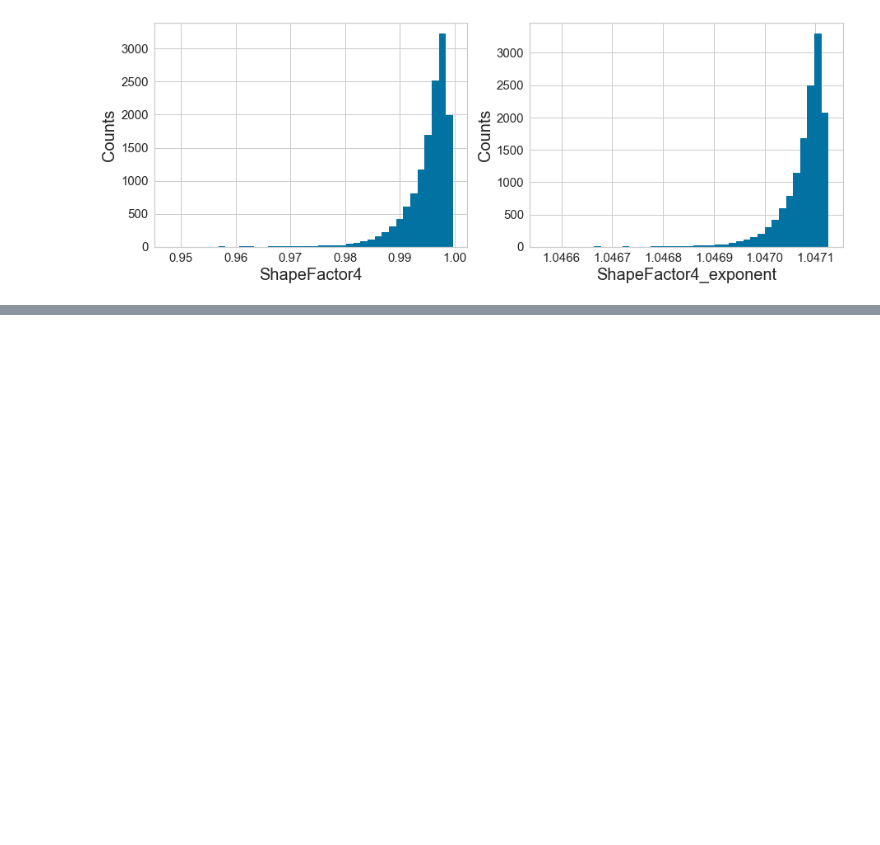
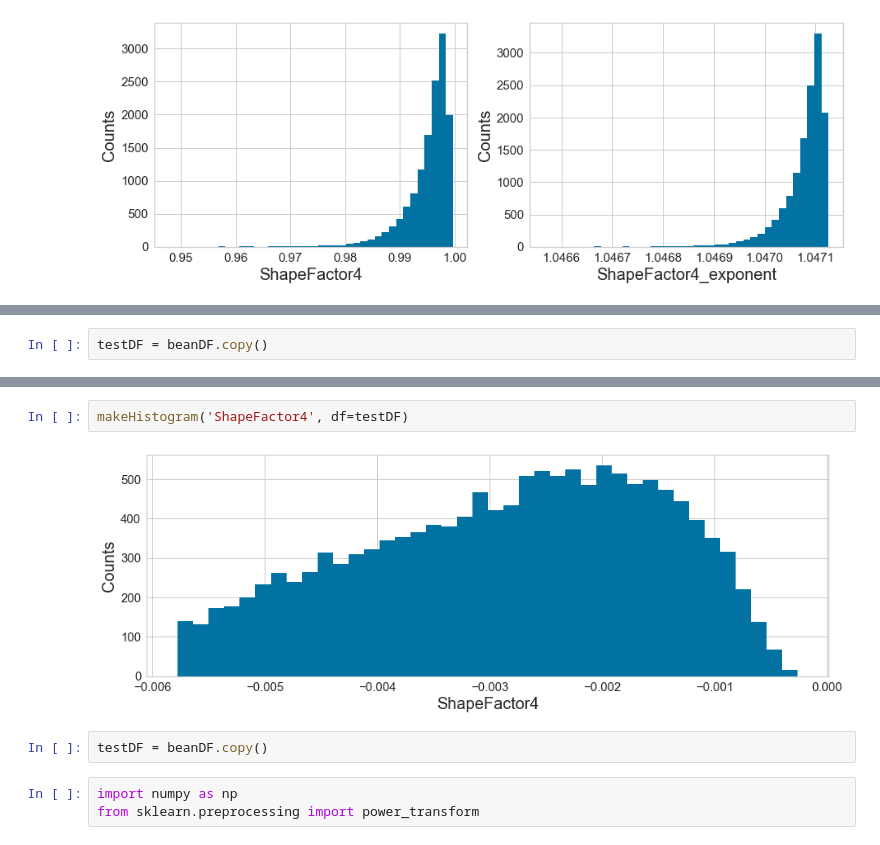
Before and after one commit to ScottBreitbach/DSC550, a Jupyter notebook: FinalProject/M2_test.ipynb, the cells around one changed output, grey strips where cells are left out. Saved outputs shown, nothing was run; the diff lists cells and outputs as text; blank space fills up the shorter version.

```diff
--- a/FinalProject/M2_test.ipynb
+++ b/FinalProject/M2_test.ipynb
@@ -751,0 +874,2 @@ for item in cols_to_inverse:
+# %%
+testDF = beanDF.copy()
@@ -751,0 +922,9 @@ for item in cols_to_inverse:
+# %%
+makeHistogram('ShapeFactor4', df=testDF)
+# %% [output]
+[figure, added]
+# %%
+testDF = beanDF.copy()
+# %%
+import numpy as np
+from sklearn.preprocessing import power_transform
```
Also changed, not shown: parts of 17 cells of this notebook, 3 other files.
